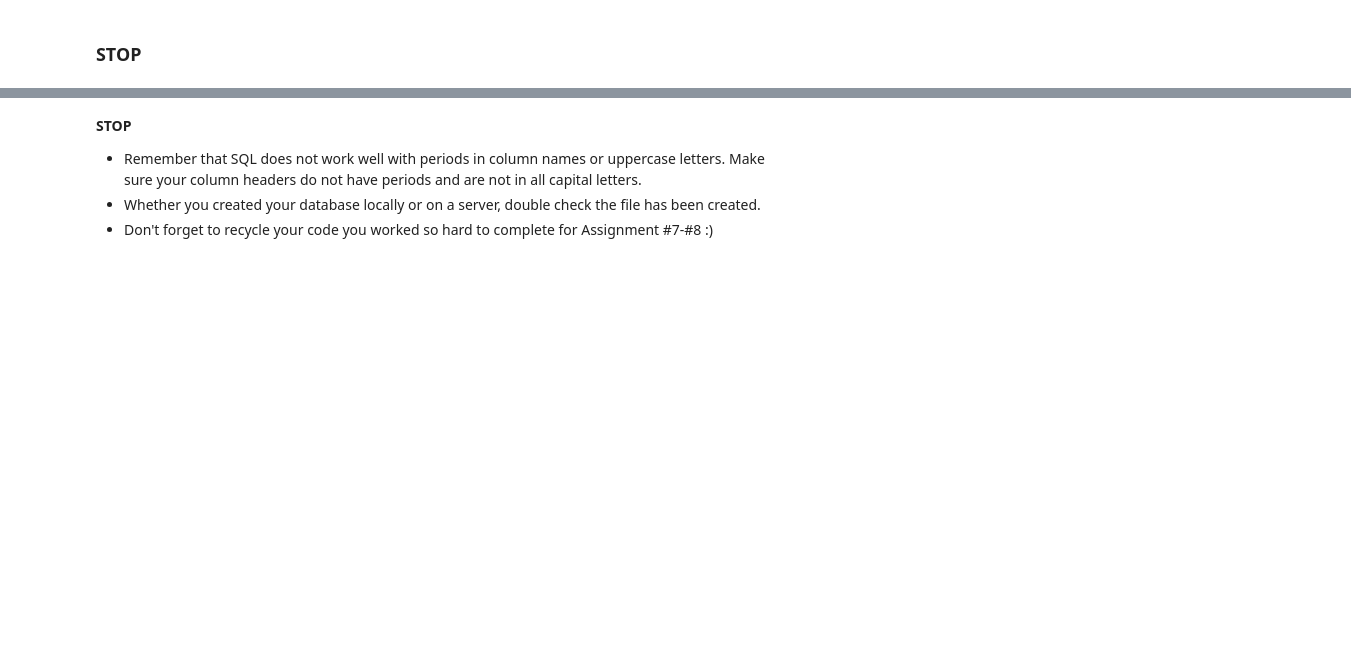
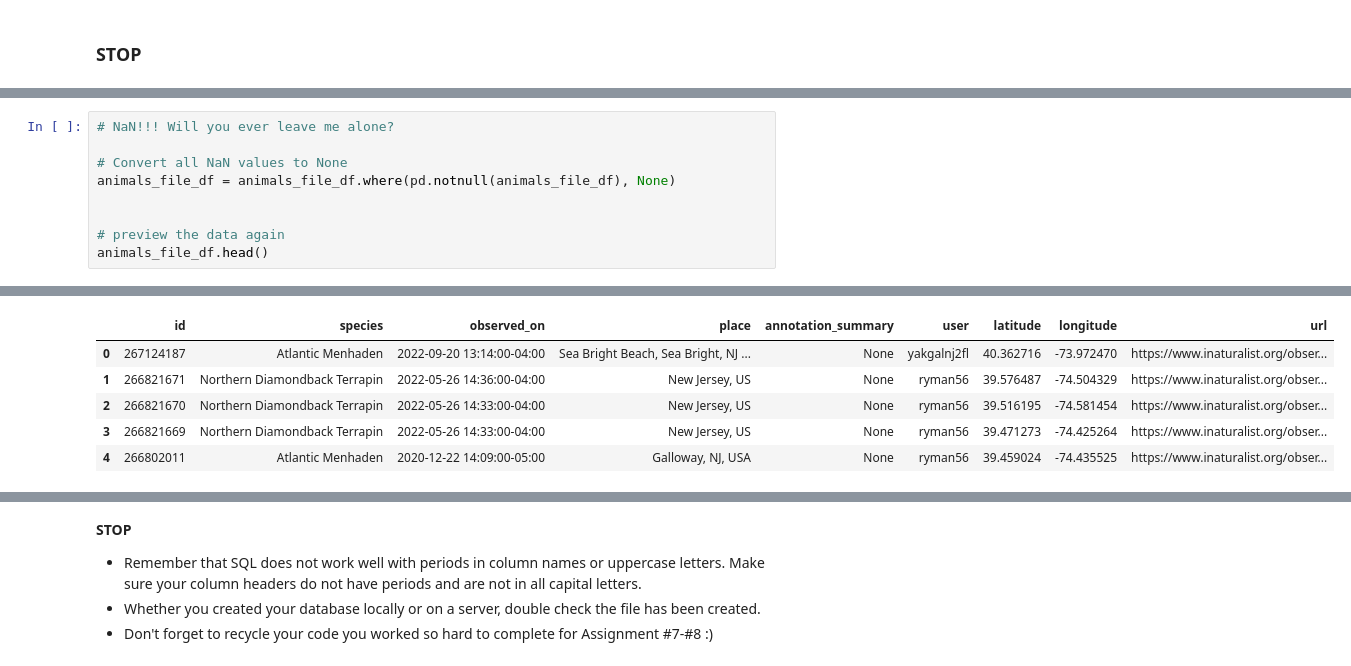
Before and after one commit to joedag32/DSSA-5102_Spring2025, a Jupyter notebook: Assignments/Assignment_10/Assignment10_Dagostino.ipynb, the cells around one changed output, grey strips where cells are left out. Saved outputs shown, nothing was run; the diff lists cells and outputs as text; blank space fills up the shorter version.

```diff
--- a/Assignments/Assignment_10/Assignment10_Dagostino.ipynb
+++ b/Assignments/Assignment_10/Assignment10_Dagostino.ipynb
@@ -567,0 +584,10 @@ print("Connected successfully!")
+# %%
+# NaN!!! Will you ever leave me alone?
+
+# Convert all NaN values to None
+animals_file_df = animals_file_df.where(pd.notnull(animals_file_df), None)
+
+
+# preview the data again
+animals_file_df.head()
+# %% [output]
@@ -567,0 +595,6 @@ print("Connected successfully!")
+|  | id | species | observed_on | place | annotation_summary | user | latitude | longitude | url |
+| 0 | 267124187 | Atlantic Menhaden | 2022-09-20 13:14:00-04:00 | Sea Bright Beach, Sea Bright, NJ ... | None | yakgalnj2fl | 40.362716 | -73.972470 | https://www.inaturalist.org/obser... |
+| 1 | 266821671 | Northern Diamondback Terrapin | 2022-05-26 14:36:00-04:00 | New Jersey, US | None | ryman56 | 39.576487 | -74.504329 | https://www.inaturalist.org/obser... |
+| 2 | 266821670 | Northern Diamondback Terrapin | 2022-05-26 14:33:00-04:00 | New Jersey, US | None | ryman56 | 39.516195 | -74.581454 | https://www.inaturalist.org/obser... |
+| 3 | 266821669 | Northern Diamondback Terrapin | 2022-05-26 14:33:00-04:00 | New Jersey, US | None | ryman56 | 39.471273 | -74.425264 | https://www.inaturalist.org/obser... |
+| 4 | 266802011 | Atlantic Menhaden | 2020-12-22 14:09:00-05:00 | Galloway, NJ, USA | None | ryman56 | 39.459024 | -74.435525 | https://www.inaturalist.org/obser... |
```
Also changed, not shown: parts of 8 cells of this notebook, 2 other files.
